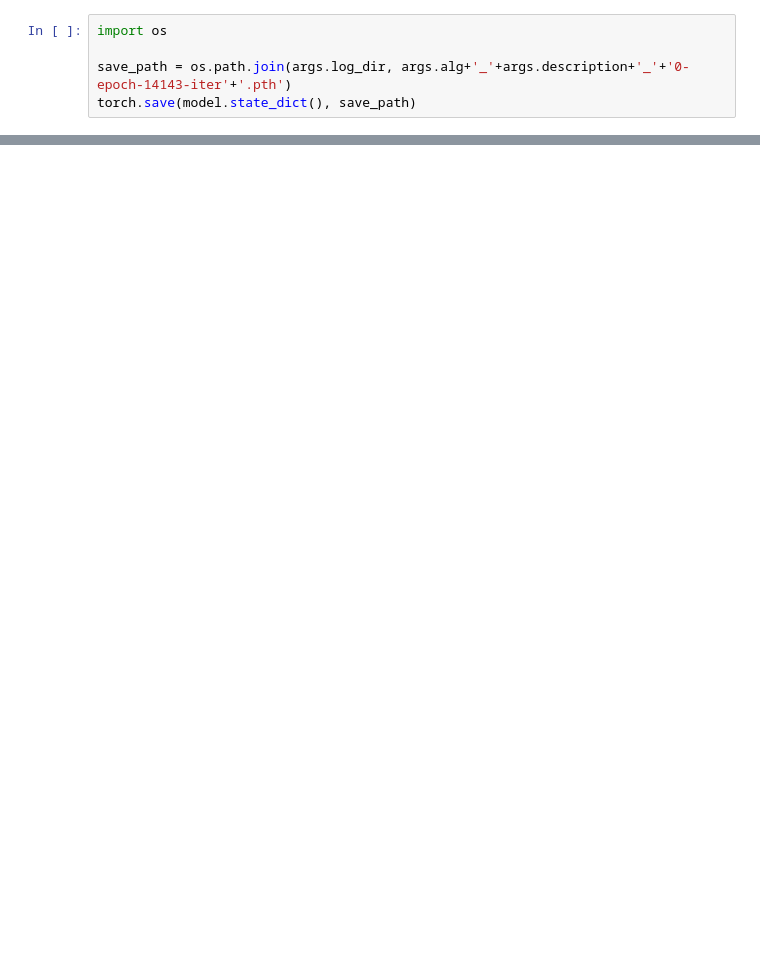
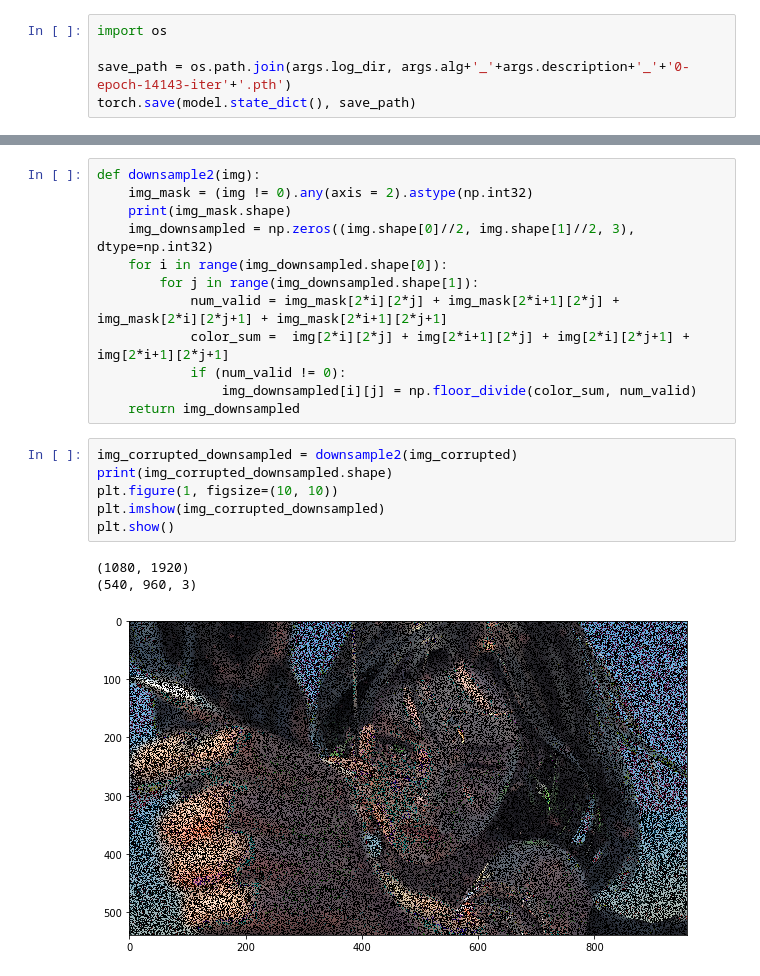
Before and after one commit to YanjieZe/NU-SSSR, a Jupyter notebook: vis.ipynb, the cells around one changed output, grey strips where cells are left out. Drawn from its saved outputs; the diff is of its cells as text; blank space fills up the shorter version.

```diff
--- a/vis.ipynb
+++ b/vis.ipynb
@@ -210,0 +415,22 @@ Compilation is falling back to object mode WITHOUT looplifting enabled because F
+# %%
+def downsample2(img):
+    img_mask = (img != 0).any(axis = 2).astype(np.int32)
+    print(img_mask.shape)
+    img_downsampled = np.zeros((img.shape[0]//2, img.shape[1]//2, 3), dtype=np.int32)
+    for i in range(img_downsampled.shape[0]):
+        for j in range(img_downsampled.shape[1]):
+            num_valid = img_mask[2*i][2*j] + img_mask[2*i+1][2*j] + img_mask[2*i][2*j+1] + img_mask[2*i+1][2*j+1]
+            color_sum =  img[2*i][2*j] + img[2*i+1][2*j] + img[2*i][2*j+1] + img[2*i+1][2*j+1]
+            if (num_valid != 0):
+                img_downsampled[i][j] = np.floor_divide(color_sum, num_valid)
+    return img_downsampled
+# %%
+img_corrupted_downsampled = downsample2(img_corrupted)
+print(img_corrupted_downsampled.shape)
+plt.figure(1, figsize=(10, 10))
+plt.imshow(img_corrupted_downsampled)
+plt.show()
+# %% [output]
+(1080, 1920)
+(540, 960, 3)
+[figure, added]
```
Also changed, not shown: parts of 17 cells of this notebook, 2 other files.
